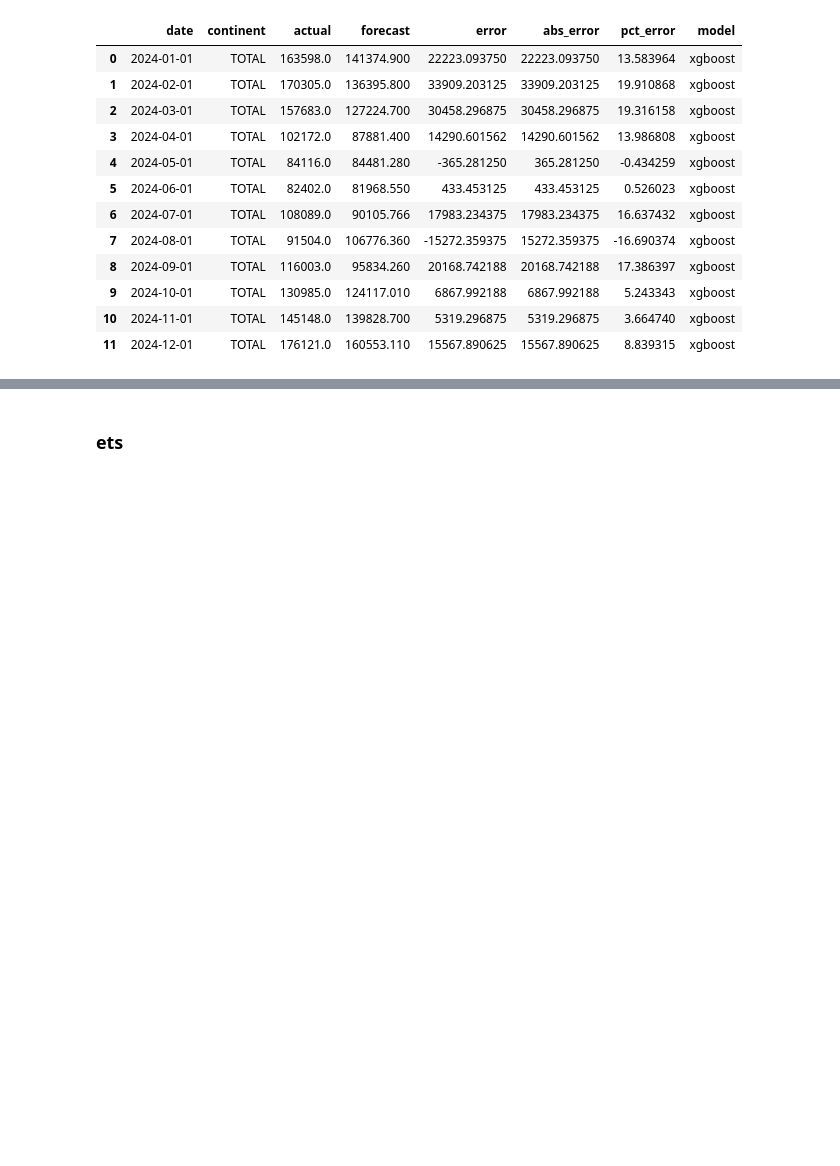
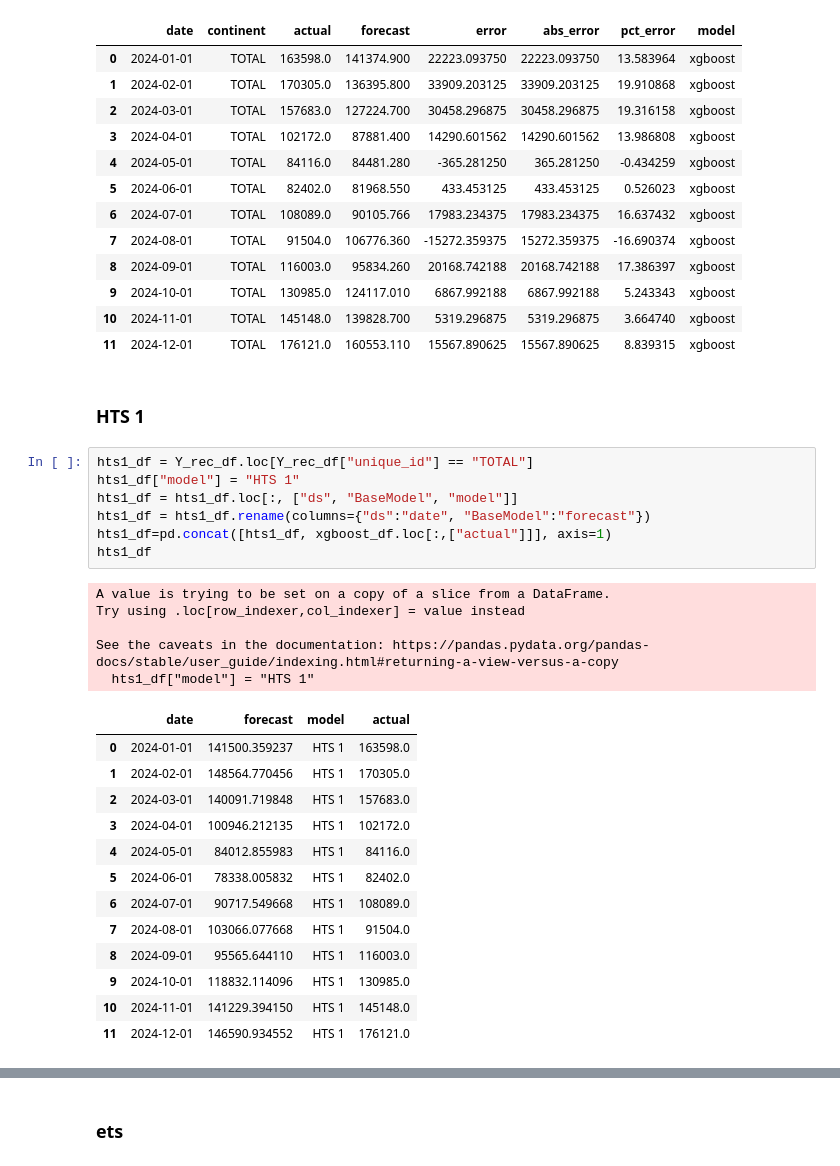
Before and after one commit to renanop/international_arrivals_time_series_forecasting, a Jupyter notebook: notebooks/modeling/new_HTS.ipynb, the cells around one changed output, grey strips where cells are left out. Saved outputs shown, nothing was run; the diff lists cells and outputs as text; blank space fills up the shorter version.

```diff
--- a/notebooks/modeling/new_HTS.ipynb
+++ b/notebooks/modeling/new_HTS.ipynb
@@ -226,3 +336,31 @@ xgboost_df
 | 9 | 2024-10-01 | TOTAL | 130985.0 | 124117.010 | 6867.992188 | 6867.992188 | 5.243343 | xgboost |
 | 10 | 2024-11-01 | TOTAL | 145148.0 | 139828.700 | 5319.296875 | 5319.296875 | 3.664740 | xgboost |
 | 11 | 2024-12-01 | TOTAL | 176121.0 | 160553.110 | 15567.890625 | 15567.890625 | 8.839315 | xgboost |
+# %% [markdown]
+### HTS 1
+# %%
+hts1_df = Y_rec_df.loc[Y_rec_df["unique_id"] == "TOTAL"]
+hts1_df["model"] = "HTS 1"
+hts1_df = hts1_df.loc[:, ["ds", "BaseModel", "model"]]
+hts1_df = hts1_df.rename(columns={"ds":"date", "BaseModel":"forecast"})
+hts1_df=pd.concat([hts1_df, xgboost_df.loc[:,["actual"]]], axis=1)
+hts1_df
+# %% [output]
+A value is trying to be set on a copy of a slice from a DataFrame.
+Try using .loc[row_indexer,col_indexer] = value instead
+
+See the caveats in the documentation: https://pandas.pydata.org/pandas-docs/stable/user_guide/indexing.html#returning-a-view-versus-a-copy
+  hts1_df["model"] = "HTS 1"
+|  | date | forecast | model | actual |
+| 0 | 2024-01-01 | 141500.359237 | HTS 1 | 163598.0 |
+| 1 | 2024-02-01 | 148564.770456 | HTS 1 | 170305.0 |
+| 2 | 2024-03-01 | 140091.719848 | HTS 1 | 157683.0 |
+| 3 | 2024-04-01 | 100946.212135 | HTS 1 | 102172.0 |
+| 4 | 2024-05-01 | 84012.855983 | HTS 1 | 84116.0 |
+| 5 | 2024-06-01 | 78338.005832 | HTS 1 | 82402.0 |
+| 6 | 2024-07-01 | 90717.549668 | HTS 1 | 108089.0 |
+| 7 | 2024-08-01 | 103066.077668 | HTS 1 | 91504.0 |
+| 8 | 2024-09-01 | 95565.644110 | HTS 1 | 116003.0 |
+| 9 | 2024-10-01 | 118832.114096 | HTS 1 | 130985.0 |
+| 10 | 2024-11-01 | 141229.394150 | HTS 1 | 145148.0 |
+| 11 | 2024-12-01 | 146590.934552 | HTS 1 | 176121.0 |
```
Also changed, not shown: parts of 13 cells of this notebook, 10 other files.
